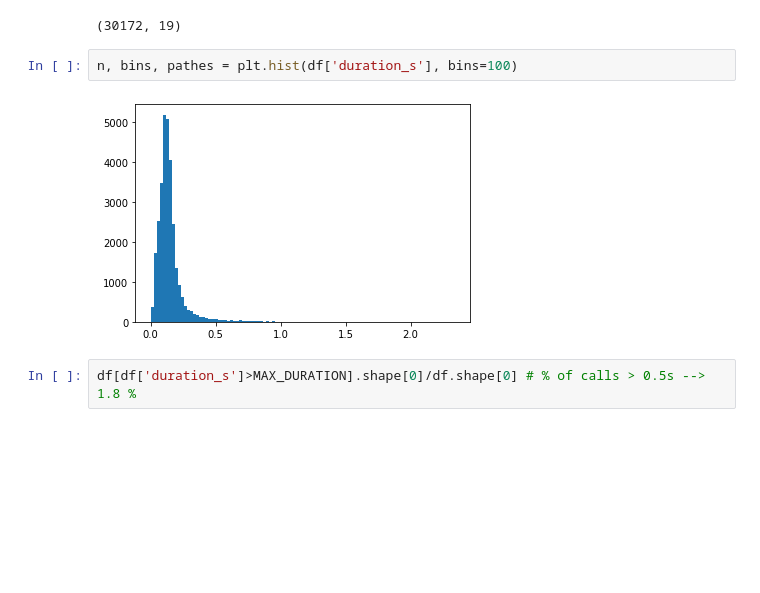
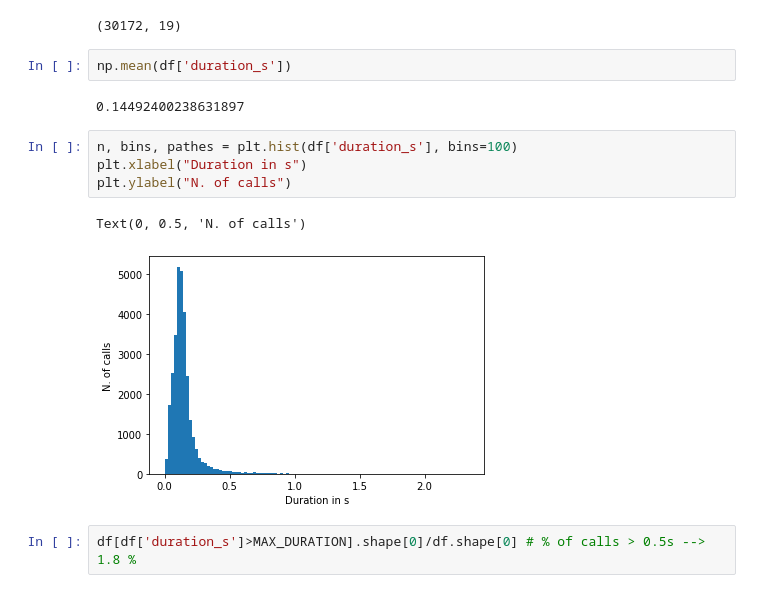
Before and after one commit to marathomas/meerkat, a Jupyter notebook: 01_meerkat_audio_to_df.ipynb, the cells around one changed output. Cells and saved outputs as stored; diff of their text form; blank space fills up the shorter version.

```diff
--- a/01_meerkat_audio_to_df.ipynb
+++ b/01_meerkat_audio_to_df.ipynb
@@ -500,10 +500,17 @@ df.shape
 df.shape
 # %% [output]
 (30172, 19)
+# %%
+np.mean(df['duration_s'])
+# %% [output]
+0.14492400238631897
 # %%
 n, bins, pathes = plt.hist(df['duration_s'], bins=100)
+plt.xlabel("Duration in s")
+plt.ylabel("N. of calls")
 # %% [output]
+Text(0, 0.5, 'N. of calls')
-[figure, old version]
+[figure, new version]
 # %%
 df[df['duration_s']>MAX_DURATION].shape[0]/df.shape[0] # % of calls > 0.5s --> 1.8 %
 # %% [output]
```
Also changed, not shown: parts of 8 cells of this notebook.
